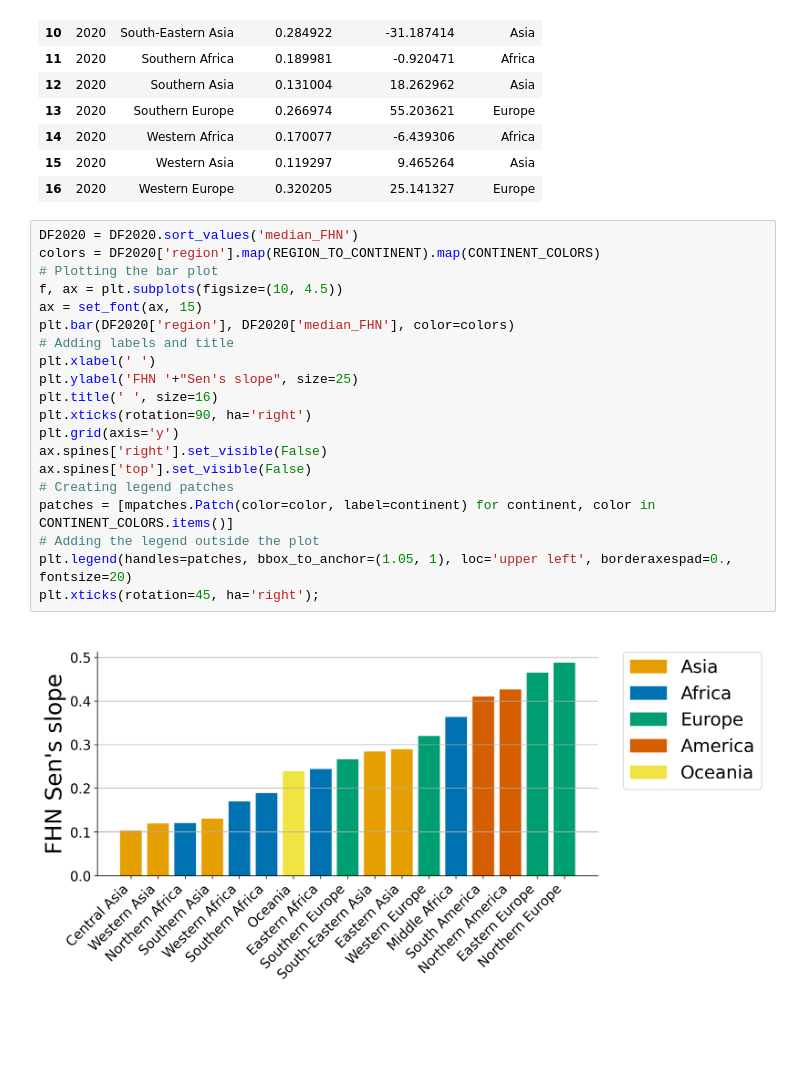
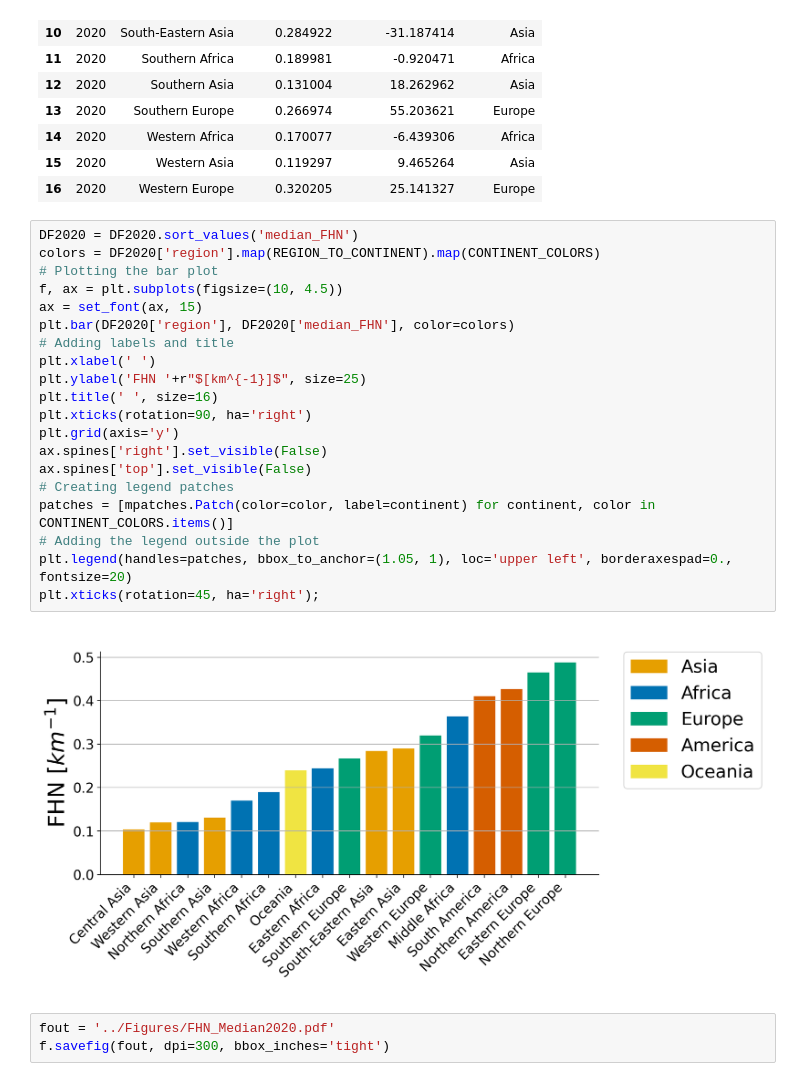
Before and after one commit to emanuelemassaro/Forest_Human_Nexus, a Jupyter notebook: Notebooks/FHN_Temporal.ipynb, the cells around one changed output. Saved outputs shown, nothing was run; the diff lists cells and outputs as text; blank space fills up the shorter version.

Commit message:
FHN Figures

```diff
--- a/Notebooks/FHN_Temporal.ipynb
+++ b/Notebooks/FHN_Temporal.ipynb
@@ -471,22 +471,25 @@ DF2020
 # %%
 DF2020 = DF2020.sort_values('median_FHN')
 colors = DF2020['region'].map(REGION_TO_CONTINENT).map(CONTINENT_COLORS)
 # Plotting the bar plot
 f, ax = plt.subplots(figsize=(10, 4.5))
 ax = set_font(ax, 15)
 plt.bar(DF2020['region'], DF2020['median_FHN'], color=colors)
 # Adding labels and title
 plt.xlabel(' ')
-plt.ylabel('FHN '+"Sen's slope", size=25)
+plt.ylabel('FHN '+r"$[km^{-1}]$", size=25)
 plt.title(' ', size=16)
 plt.xticks(rotation=90, ha='right')
 plt.grid(axis='y')
 ax.spines['right'].set_visible(False)
 ax.spines['top'].set_visible(False)
 # Creating legend patches
 patches = [mpatches.Patch(color=color, label=continent) for continent, color in CONTINENT_COLORS.items()]
 # Adding the legend outside the plot
 plt.legend(handles=patches, bbox_to_anchor=(1.05, 1), loc='upper left', borderaxespad=0., fontsize=20)
 plt.xticks(rotation=45, ha='right');
 # %% [output]
-[figure, old version]
+[figure, new version]
+# %%
+fout = '../Figures/FHN_Median2020.pdf'
+f.savefig(fout, dpi=300, bbox_inches='tight')
```
Also changed, not shown: 2 other files.
